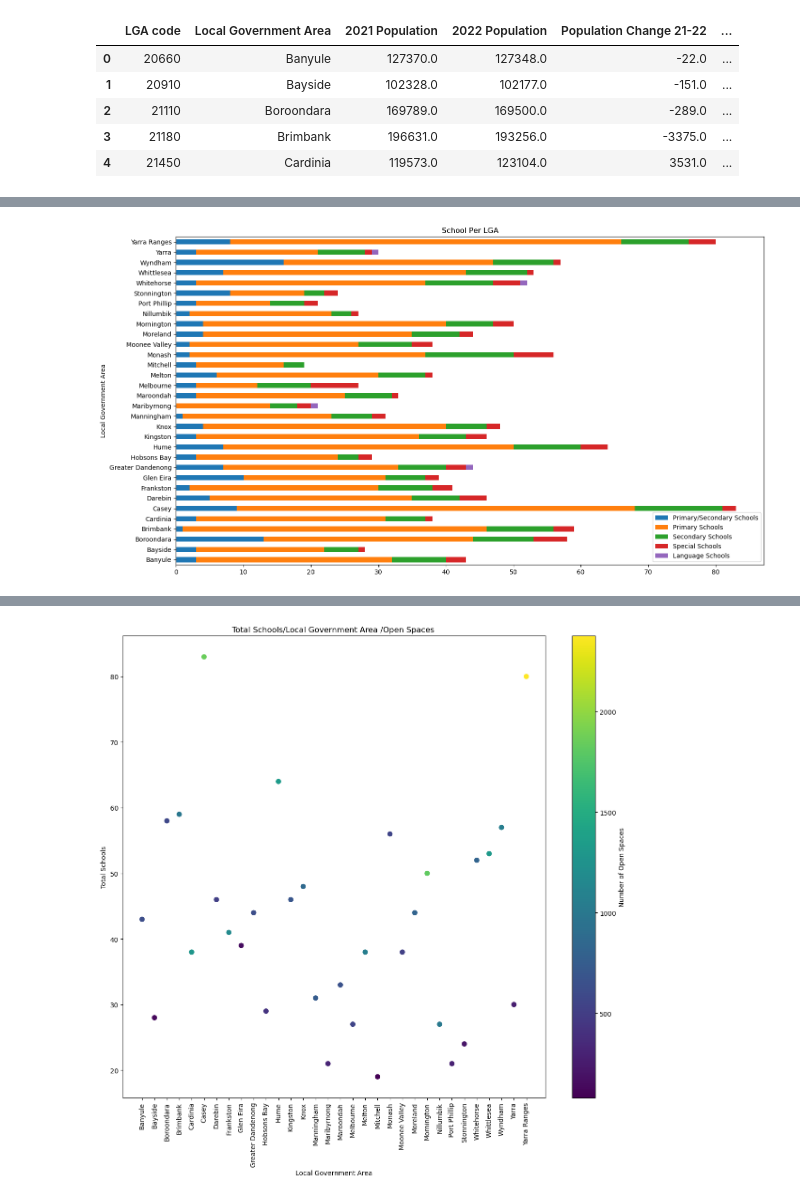
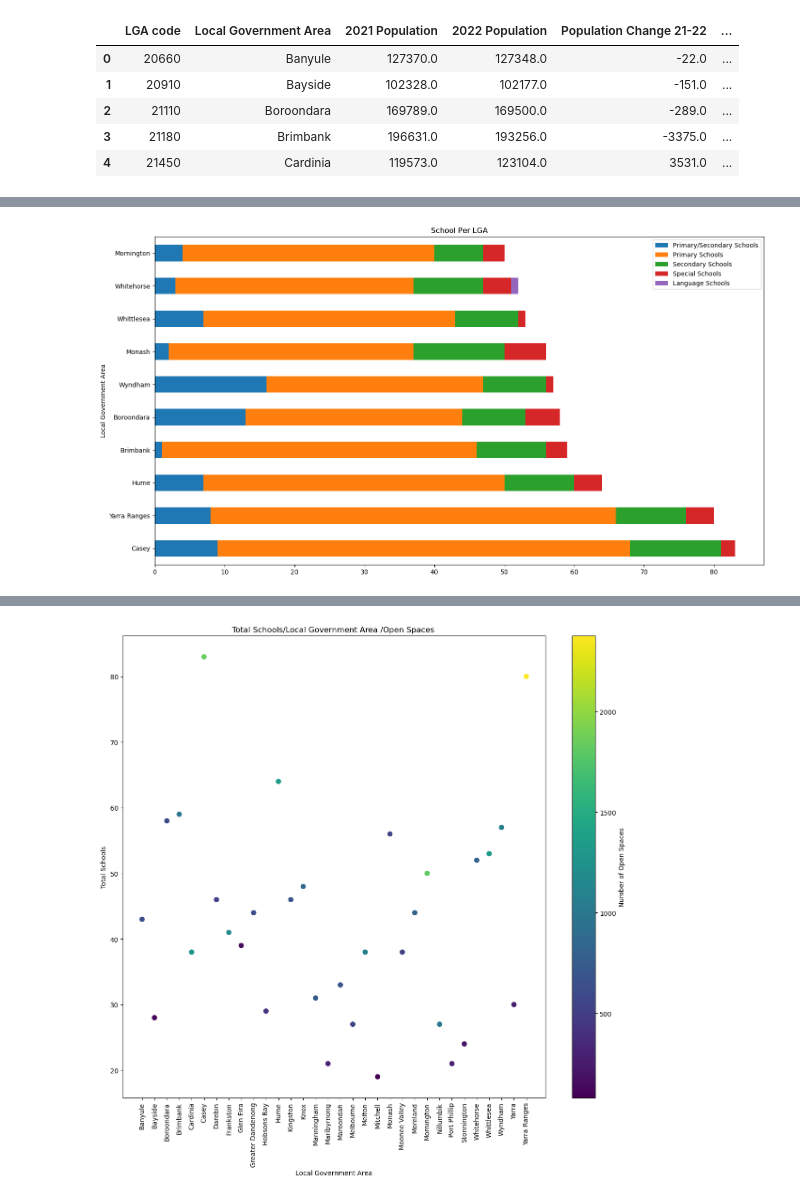
Before and after one commit to au-jr/Group-Project-1, a Jupyter notebook: main_working.ipynb, the cells around one changed output, grey strips where cells are left out. Saved outputs shown, nothing was run; the diff lists cells and outputs as text; code cells hidden in the pictures.

```diff
--- a/main_working.ipynb
+++ b/main_working.ipynb
@@ -533,11 +496,16 @@ schools_data
 # %%
 
+schools_data = schools_park_vic_data_df[['Local Government Area', 'Primary/Secondary Schools', 'Primary Schools', 'Secondary Schools', 'Special Schools', 'Language Schools', 'Total Schools']]
+schools_data = schools_data.sort_values(by = 'Total Schools', ascending = False)
+schools_data_sorted = schools_data[['Local Government Area', 'Primary/Secondary Schools', 'Primary Schools', 'Secondary Schools', 'Special Schools', 'Language Schools']]
+schools_data_sorted = schools_data_sorted.head(10)
+
 # plot data in stack manner of bar type
-schools_data.plot(x='Local Government Area', kind='barh', stacked=True,
+schools_data_sorted.plot(x='Local Government Area', kind='barh', stacked=True,
         title='School Per LGA', figsize = (15,8))
 plt.tight_layout()
 plt.savefig("figures/Schools_per_LGA.png", dpi = 300)
 plt.show()
 # %% [output]
-[figure, old version]
+[figure, new version]
 # %%
```
Also changed, not shown: parts of 6 cells of this notebook.
